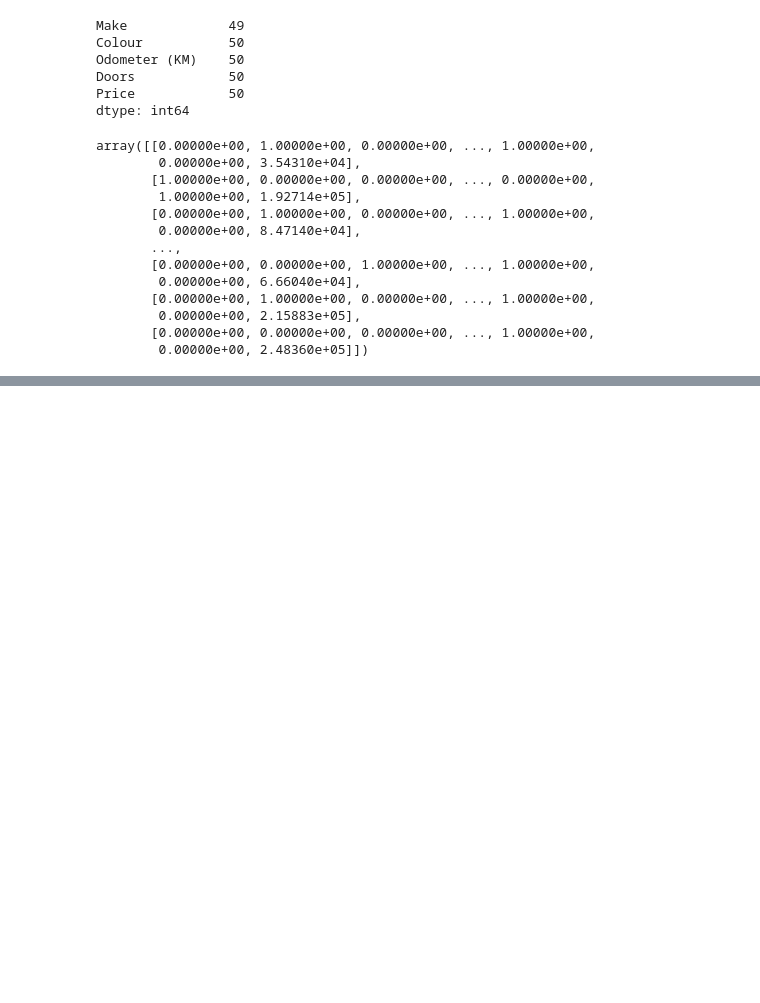
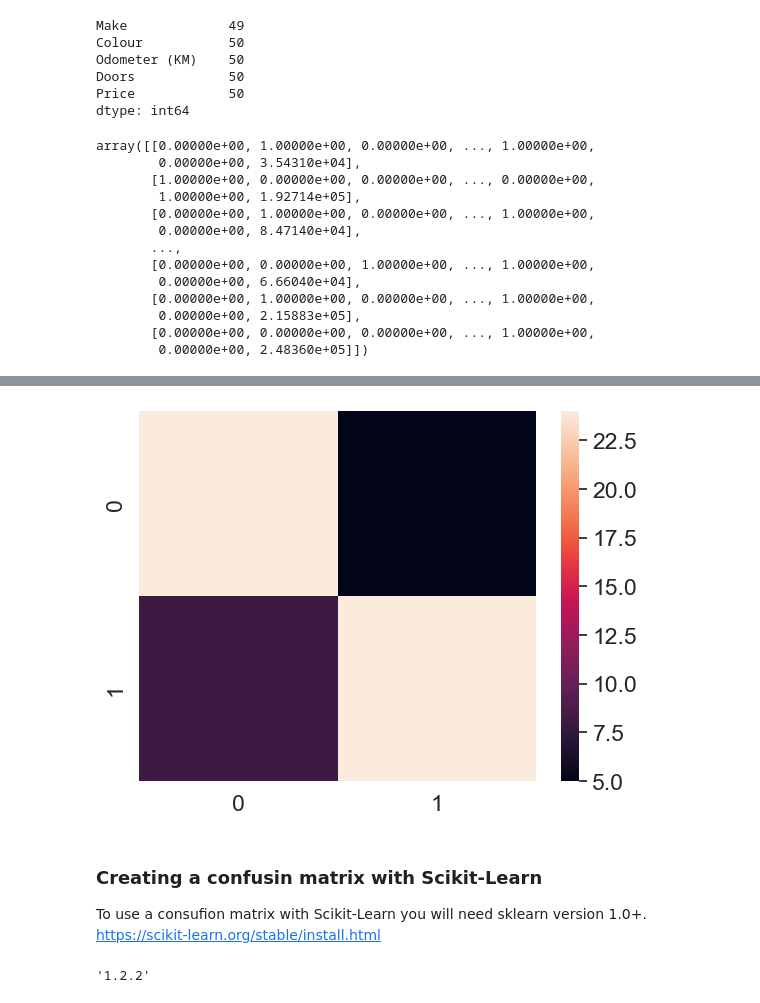
Before and after one commit to acontrecar/ML-DT--Bootcamp-, a Jupyter notebook: introduction-to-scikit-learn.ipynb, the cells around one changed output, grey strips where cells are left out. Cells and saved outputs as stored; diff of their text form; code cells hidden in the pictures; blank space fills up the shorter version.

Commit message:
Finish scikit-learn

```diff
--- a/introduction-to-scikit-learn.ipynb
+++ b/introduction-to-scikit-learn.ipynb
@@ -406,0 +1111,5 @@ array([[0.00000e+00, 1.00000e+00, 0.00000e+00, ..., 1.00000e+00,
+# %%
+# Create X_test... etc
+X_train, X_test, y_train, y_test = train_test_split(X,
+                                                    y,
+                                                    test_size=0.2)
@@ -406,0 +1245,23 @@ array([[0.00000e+00, 1.00000e+00, 0.00000e+00, ..., 1.00000e+00,
+# %%
+# Make our confusion matrix more visual with Seaborn's heatmap()
+import seaborn as sns
+
+# Set the font scale
+sns.set(font_scale=1.5)
+
+# Create a confusion matrix
+conf_mat = confusion_matrix(y_test, y_preds)
+
+# Plot it using Seaborn
+sns.heatmap(conf_mat);
+# %% [output]
+[figure, added]
+# %% [markdown]
+### Creating a confusin matrix with Scikit-Learn
+
+To use a consufion matrix with Scikit-Learn you will need sklearn version 1.0+. https://scikit-learn.org/stable/install.html
+# %%
+import sklearn
+sklearn.__version__
+# %% [output]
+'1.2.2'
```
Also changed, not shown: parts of 175 cells of this notebook, 1 other file.
